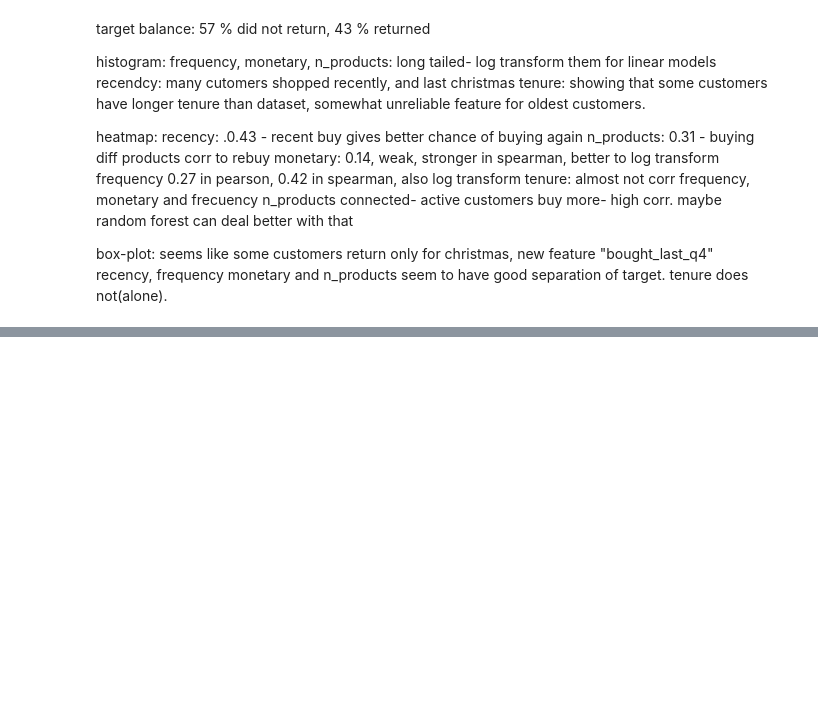
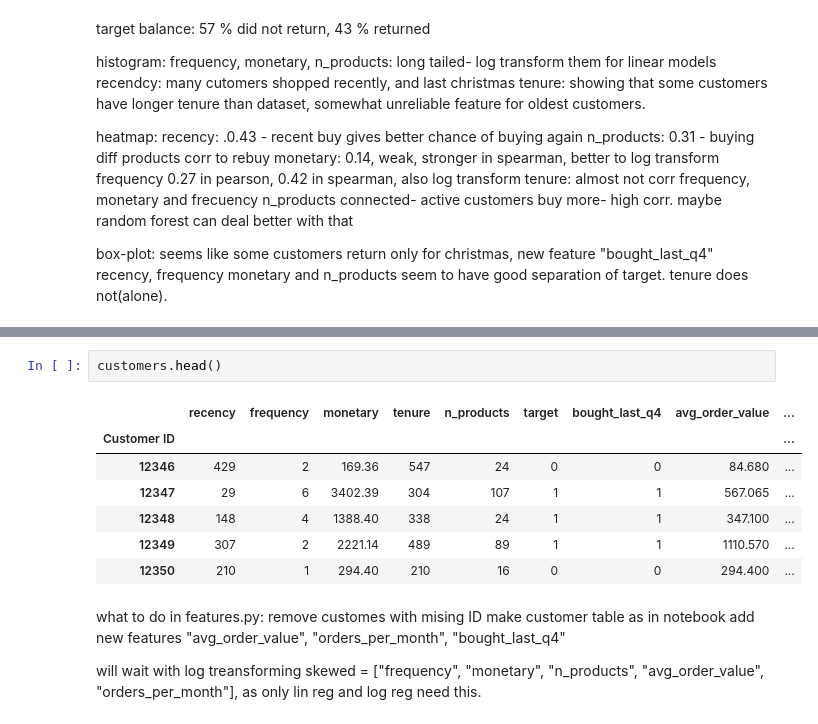
Before and after one commit to ToraBr/Online_retail_2, a Jupyter notebook: notebooks/02_features.ipynb, the cells around one changed output, grey strips where cells are left out. Cells and saved outputs as stored; diff of their text form; blank space fills up the shorter version.

```diff
--- a/notebooks/02_features.ipynb
+++ b/notebooks/02_features.ipynb
@@ -122,0 +158,17 @@ recency, frequency monetary and n_products seem to have good separation of targe
+# %%
+customers.head()
+# %% [output]
+|  | recency | frequency | monetary | tenure | n_products | target | bought_last_q4 | avg_order_value | ... |
+| Customer ID |  |  |  |  |  |  |  |  | ... |
+| 12346 | 429 | 2 | 169.36 | 547 | 24 | 0 | 0 | 84.680 | ... |
+| 12347 | 29 | 6 | 3402.39 | 304 | 107 | 1 | 1 | 567.065 | ... |
+| 12348 | 148 | 4 | 1388.40 | 338 | 24 | 1 | 1 | 347.100 | ... |
+| 12349 | 307 | 2 | 2221.14 | 489 | 89 | 1 | 1 | 1110.570 | ... |
+| 12350 | 210 | 1 | 294.40 | 210 | 16 | 0 | 0 | 294.400 | ... |
+# %% [markdown]
+what to do in features.py:
+remove customes with mising ID
+make customer table as in notebook
+add new features "avg_order_value", "orders_per_month", "bought_last_q4"
+
+will wait with log treansforming skewed = ["frequency", "monetary", "n_products", "avg_order_value", "orders_per_month"], as only lin reg and log reg need this.
```
Also changed, not shown: parts of 4 cells of this notebook.
